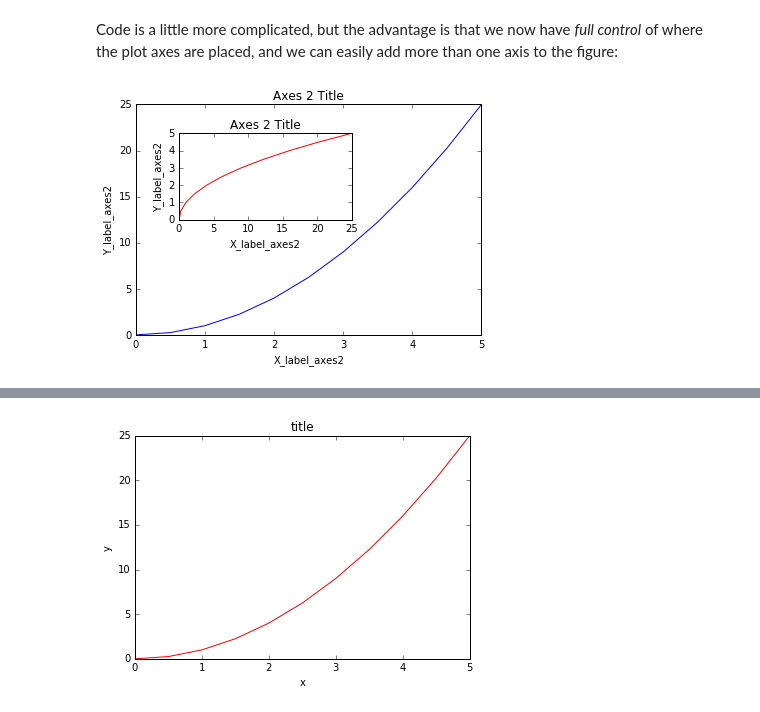
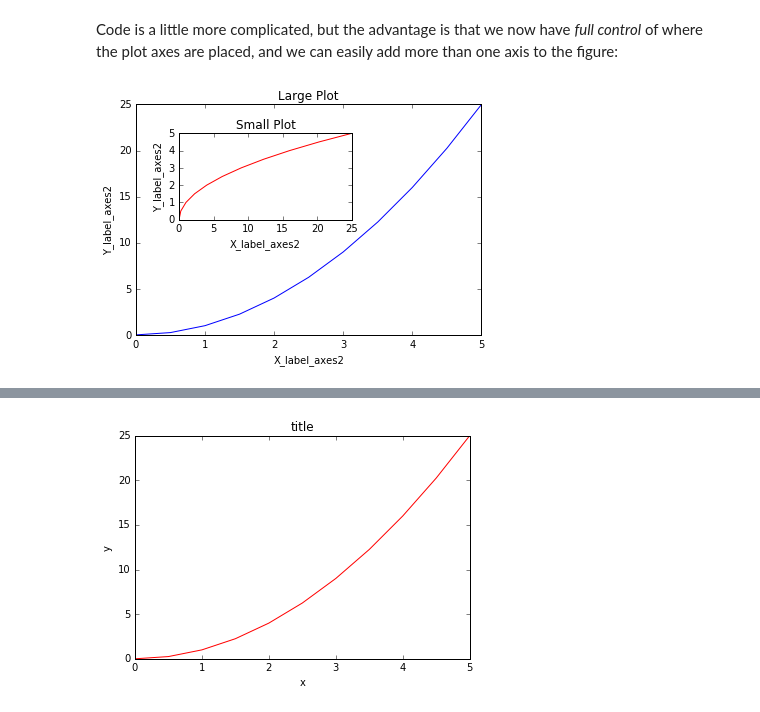
Before and after one commit to stephenlaw30/DataScienceMasters, a Jupyter notebook: Python/DataScience-MachineLearning_Bootcamp/03_Python-for-Data-Visualization/01_Matplotlib/Matplotlib Concepts Lecture.ipynb, the cells around one changed output, grey strips where cells are left out. Saved outputs shown, nothing was run; the diff lists cells and outputs as text; code cells hidden in the pictures.

```diff
--- a/Python/DataScience-MachineLearning_Bootcamp/03_Python-for-Data-Visualization/01_Matplotlib/Matplotlib Concepts Lecture.ipynb
+++ b/Python/DataScience-MachineLearning_Bootcamp/03_Python-for-Data-Visualization/01_Matplotlib/Matplotlib Concepts Lecture.ipynb
@@ -120,21 +120,22 @@ Code is a little more complicated, but the advantage is that we now have *full c
 # %%
 # Creates blank canvas
 fig = plt.figure()
 
-#add 2 sets of axis
+#add 2 sets of axis manually and choose position and size
 axes1 = fig.add_axes([0.1, 0.1, 0.8, 0.8]) # main axes
-axes2 = fig.add_axes([0.2, 0.5, 0.4, 0.3]) # INSET axes
+axes2 = fig.add_axes([0.2, 0.5, 0.4, 0.3]) # INSET axes --> 20% further in/to the right/from the left, 50% up/from the bottom
+#take up 40% of canvas width, 30% of canvas height in relation to blank canvas
 
 # Larger Figure Axes 1
 axes1.plot(x, y, 'b')
 axes1.set_xlabel('X_label_axes2')
 axes1.set_ylabel('Y_label_axes2')
-axes1.set_title('Axes 2 Title')
+axes1.set_title('Large Plot')
 
 # Insert Figure Axes 2
 axes2.plot(y, x, 'r')
 axes2.set_xlabel('X_label_axes2')
 axes2.set_ylabel('Y_label_axes2')
-axes2.set_title('Axes 2 Title');
+axes2.set_title('Small Plot');
 # %% [output]
-[figure, old version]
+[figure, new version]
```
Also changed, not shown: parts of 22 cells of this notebook, 1 other file.
